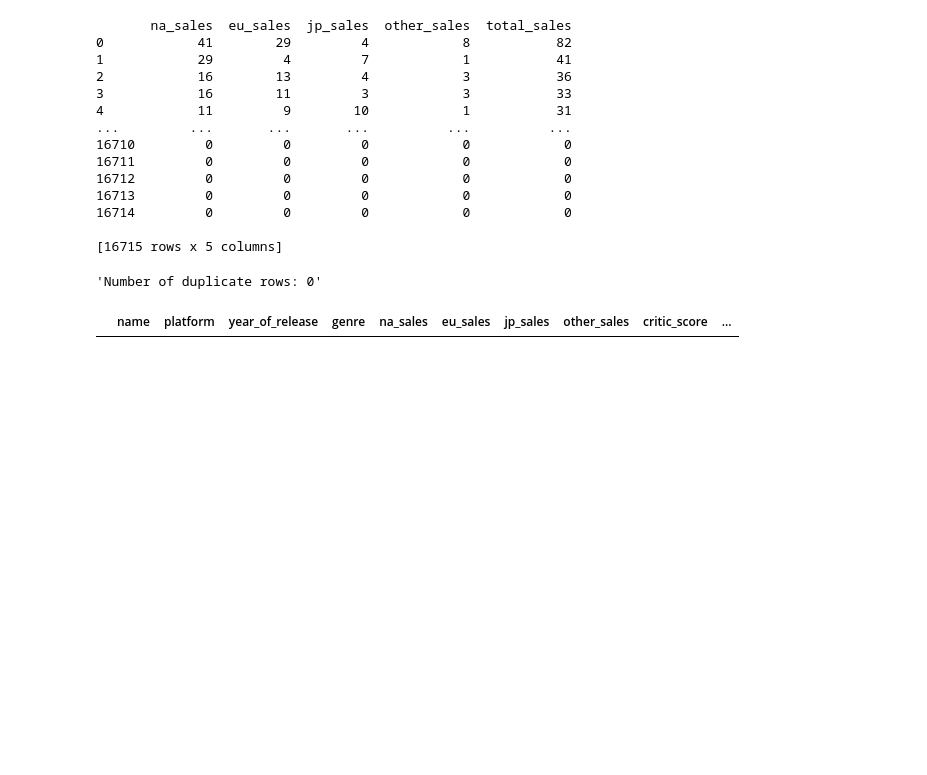
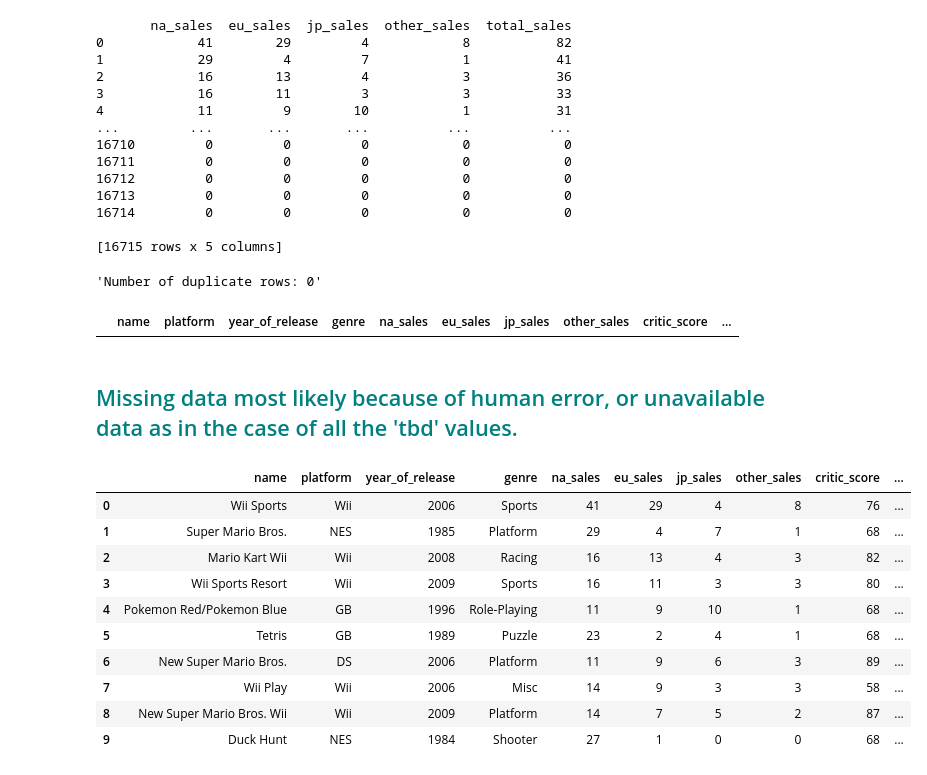
Before and after one commit to brandonbeckmusic/int-proj, a Jupyter notebook: project.ipynb, the cells around one changed output. Cells and saved outputs as stored; diff of their text form; code cells hidden in the pictures; blank space fills up the shorter version.

```diff
--- a/project.ipynb
+++ b/project.ipynb
@@ -274,3 +274,19 @@ display(duplicates)
 # %% [output]
 'Number of duplicate rows: 0'
 |  | name | platform | year_of_release | genre | na_sales | eu_sales | jp_sales | other_sales | critic_score | ... |
+# %% [markdown]
+<h2 style="color: teal;">Missing data most likely because of human error, or unavailable data as in the case of all the 'tbd' values. </h2>
+# %%
+display(df.head(10))
+# %% [output]
+|  | name | platform | year_of_release | genre | na_sales | eu_sales | jp_sales | other_sales | critic_score | ... |
+| 0 | Wii Sports | Wii | 2006 | Sports | 41 | 29 | 4 | 8 | 76 | ... |
+| 1 | Super Mario Bros. | NES | 1985 | Platform | 29 | 4 | 7 | 1 | 68 | ... |
+| 2 | Mario Kart Wii | Wii | 2008 | Racing | 16 | 13 | 4 | 3 | 82 | ... |
+| 3 | Wii Sports Resort | Wii | 2009 | Sports | 16 | 11 | 3 | 3 | 80 | ... |
+| 4 | Pokemon Red/Pokemon Blue | GB | 1996 | Role-Playing | 11 | 9 | 10 | 1 | 68 | ... |
+| 5 | Tetris | GB | 1989 | Puzzle | 23 | 2 | 4 | 1 | 68 | ... |
+| 6 | New Super Mario Bros. | DS | 2006 | Platform | 11 | 9 | 6 | 3 | 89 | ... |
+| 7 | Wii Play | Wii | 2006 | Misc | 14 | 9 | 3 | 3 | 58 | ... |
+| 8 | New Super Mario Bros. Wii | Wii | 2009 | Platform | 14 | 7 | 5 | 2 | 87 | ... |
+| 9 | Duck Hunt | NES | 1984 | Shooter | 27 | 1 | 0 | 0 | 68 | ... |
```
Also changed, not shown: parts of 33 cells of this notebook.
